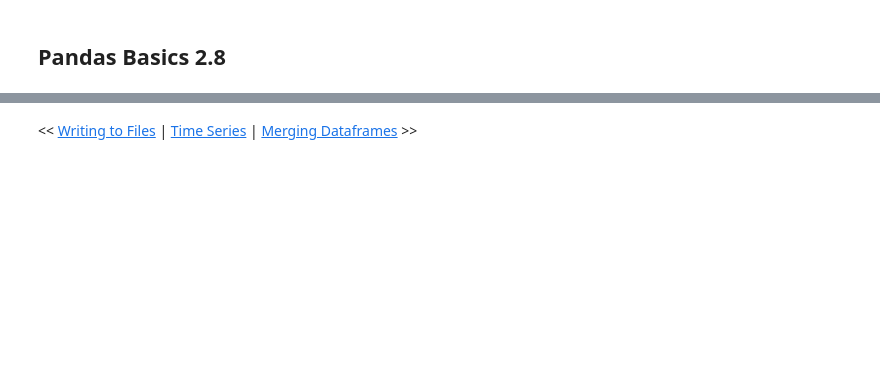
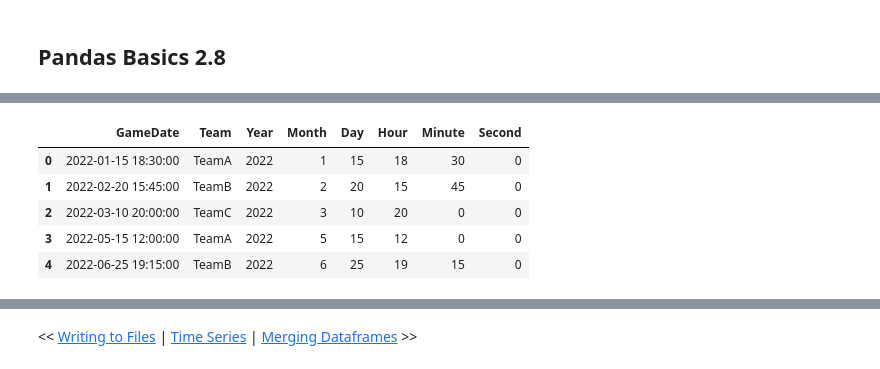
Before and after one commit to OptimalDecisions/sports-analytics-foundations, a Jupyter notebook: pandas-basics/Pandas_Intermediate_2_8_Time_Series.ipynb, the cells around one changed output, grey strips where cells are left out. Saved outputs shown, nothing was run; the diff lists cells and outputs as text; code cells hidden in the pictures; blank space fills up the shorter version.

```diff
--- a/pandas-basics/Pandas_Intermediate_2_8_Time_Series.ipynb
+++ b/pandas-basics/Pandas_Intermediate_2_8_Time_Series.ipynb
@@ -25,0 +138,6 @@
+# %%
+data = {'GameDate': ['2022-01-15 18:30:00', '2022-02-20 15:45:00', '2022-03-10 20:00:00', '2022-05-15 12:00:00', '2022-06-25 19:15:00'],
+        'Team': ['TeamA', 'TeamB', 'TeamC', 'TeamA', 'TeamB']}
+
+sports_df = pd.DataFrame(data)
+sports_df
@@ -25,0 +151,21 @@
+# %%
+
+# Convert the 'GameDate' column to datetime
+sports_df['GameDate'] = pd.to_datetime(sports_df['GameDate'], errors='coerce')
+
+# Accessing datetime properties
+sports_df['Year'] = sports_df['GameDate'].dt.year
+sports_df['Month'] = sports_df['GameDate'].dt.month
+sports_df['Day'] = sports_df['GameDate'].dt.day
+sports_df['Hour'] = sports_df['GameDate'].dt.hour
+sports_df['Minute'] = sports_df['GameDate'].dt.minute
+sports_df['Second'] = sports_df['GameDate'].dt.second
+
+sports_df
+# %% [output]
+|  | GameDate | Team | Year | Month | Day | Hour | Minute | Second |
+| 0 | 2022-01-15 18:30:00 | TeamA | 2022 | 1 | 15 | 18 | 30 | 0 |
+| 1 | 2022-02-20 15:45:00 | TeamB | 2022 | 2 | 20 | 15 | 45 | 0 |
+| 2 | 2022-03-10 20:00:00 | TeamC | 2022 | 3 | 10 | 20 | 0 | 0 |
+| 3 | 2022-05-15 12:00:00 | TeamA | 2022 | 5 | 15 | 12 | 0 | 0 |
+| 4 | 2022-06-25 19:15:00 | TeamB | 2022 | 6 | 25 | 19 | 15 | 0 |
```
Also changed, not shown: parts of 22 cells of this notebook.
